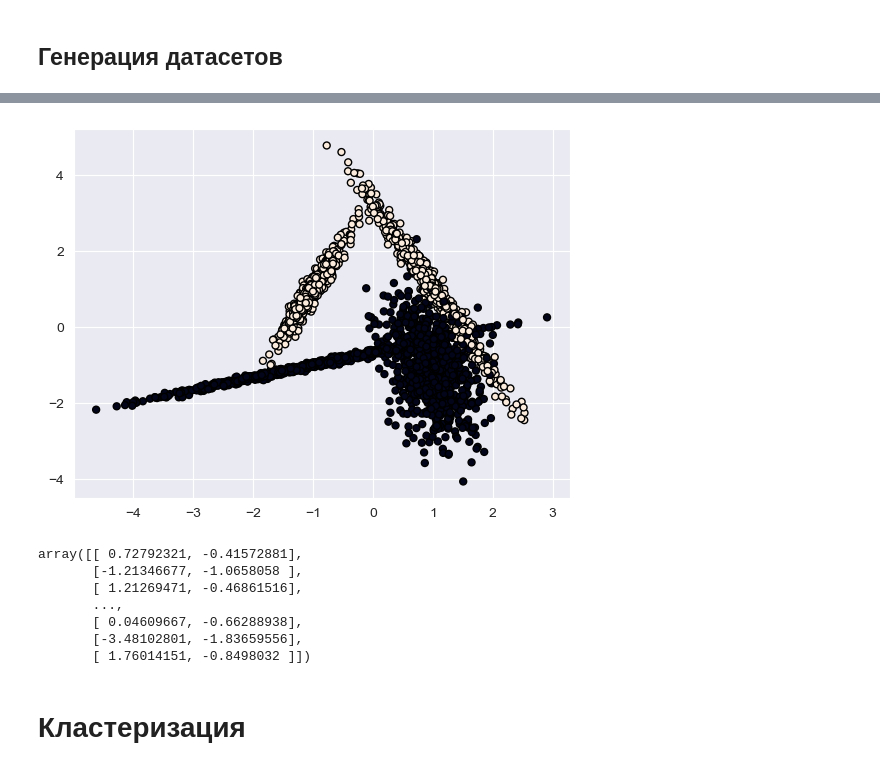
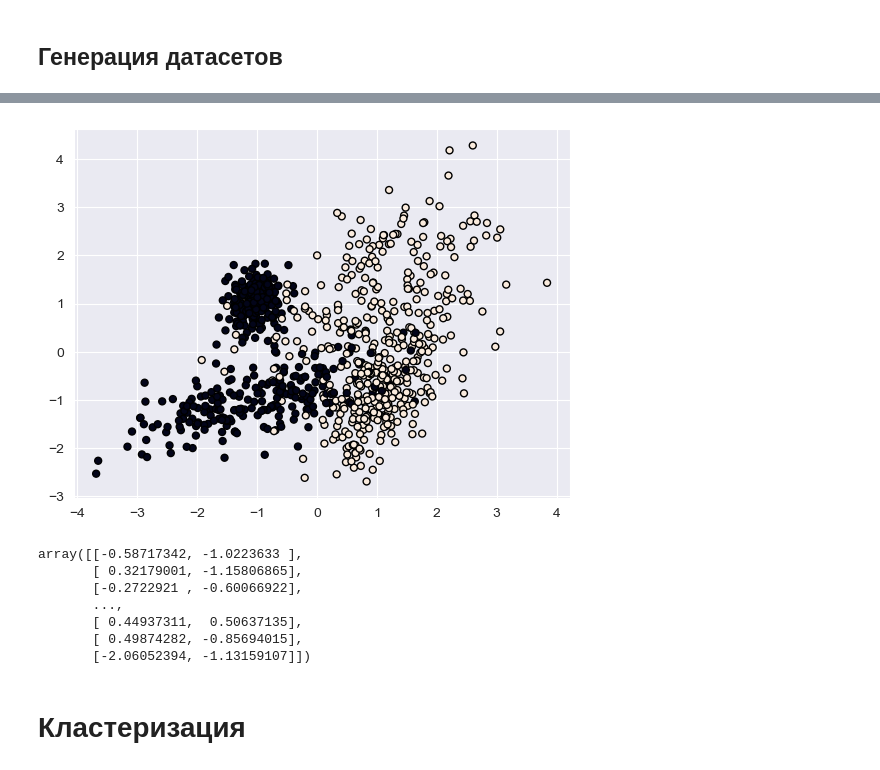
Before and after one commit to Otocolobus-manules/Mashine-Learning_3_semestr, a Jupyter notebook: Работа 6/Abramov_Egor_Lab_6.ipynb, the cells around one changed output, grey strips where cells are left out. Drawn from its saved outputs; the diff is of its cells as text; code cells hidden in the pictures.

```diff
--- a/Работа 6/Abramov_Egor_Lab_6.ipynb
+++ b/Работа 6/Abramov_Egor_Lab_6.ipynb
@@ -45,20 +67,20 @@ array([[ 1.26280054,  0.04478654, -0.67379587],
 # %%
-data_3, data_y_3 = make_classification(n_samples=3000, n_classes=2, n_features=2, n_redundant=0, n_clusters_per_class=2, flip_y=0, random_state=200)
+data_3, data_y_3 = make_classification(n_samples=900, n_classes=2, n_features=2, n_redundant=0, n_clusters_per_class=2, flip_y=0, random_state=200)
 
 plt.scatter(data_3[:, 0], data_3[:, 1], marker="o", c=data_y_3, s=25, edgecolor="k")
 plt.show()
 # %% [output]
-[figure, old version]
+[figure, new version]
 # %%
 data_3
 # %% [output]
-array([[ 0.72792321, -0.41572881],
-       [-1.21346677, -1.0658058 ],
-       [ 1.21269471, -0.46861516],
+array([[-0.58717342, -1.0223633 ],
+       [ 0.32179001, -1.15806865],
+       [-0.2722921 , -0.60066922],
        ...,
-       [ 0.04609667, -0.66288938],
-       [-3.48102801, -1.83659556],
-       [ 1.76014151, -0.8498032 ]])
+       [ 0.44937311,  0.50637135],
+       [ 0.49874282, -0.85694015],
+       [-2.06052394, -1.13159107]])
 # %% [markdown]
 # Кластеризация
 # %% [markdown]
```
Also changed, not shown: parts of 37 cells of this notebook, 1 other file.
